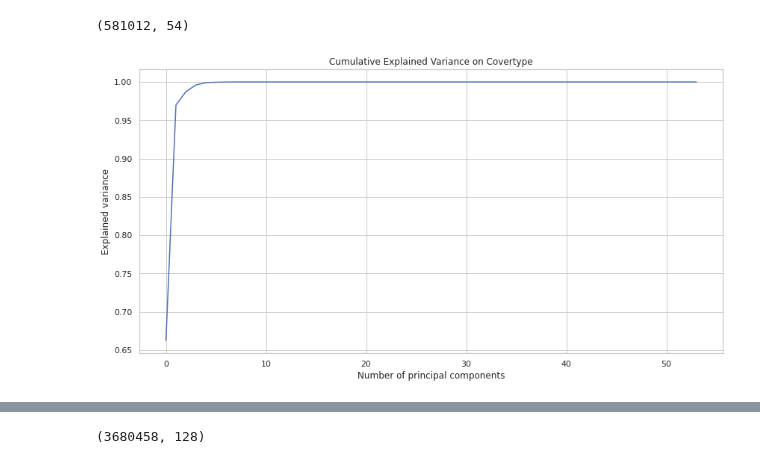
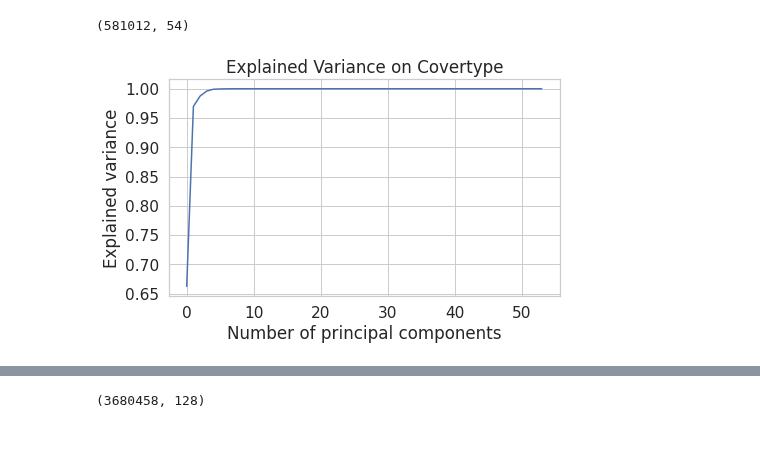
Before and after one commit to sheikhomar/coresets-bench, a Jupyter notebook: pynb/20-pca-explained-variance.ipynb, the cells around one changed output, grey strips where cells are left out. Drawn from its saved outputs; the diff is of its cells as text; code cells hidden in the pictures.

```diff
--- a/pynb/20-pca-explained-variance.ipynb
+++ b/pynb/20-pca-explained-variance.ipynb
@@ -51,12 +52,13 @@ X_covertype.shape
 pca_covertype = PCA().fit(X_covertype)
 # %%
-fig, ax = plt.subplots(figsize=(14, 7))
-ax.plot(np.cumsum(pca_covertype.explained_variance_ratio_))
-ax.set_title("Cumulative Explained Variance on Covertype")
-ax.set_xlabel("Number of principal components")
-ax.set_ylabel("Explained variance");
+with sns.plotting_context("notebook", font_scale=1.4):
+    fig, ax = plt.subplots(figsize=(7, 4))
+    ax.plot(np.cumsum(pca_covertype.explained_variance_ratio_))
+    ax.set_title("Explained Variance on Covertype")
+    ax.set_xlabel("Number of principal components")
+    ax.set_ylabel("Explained variance");
 # %% [output]
-[figure, old version]
+[figure, new version]
 # %%
 X_caltech = load_dataset(input_path="../data/input/caltech101-sift.txt.gz")
 # %% [output]
```
Also changed, not shown: parts of 6 cells of this notebook.
